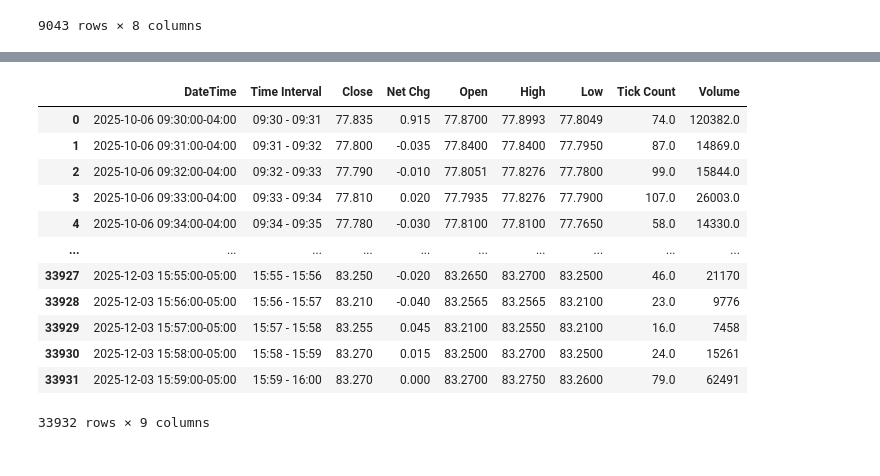
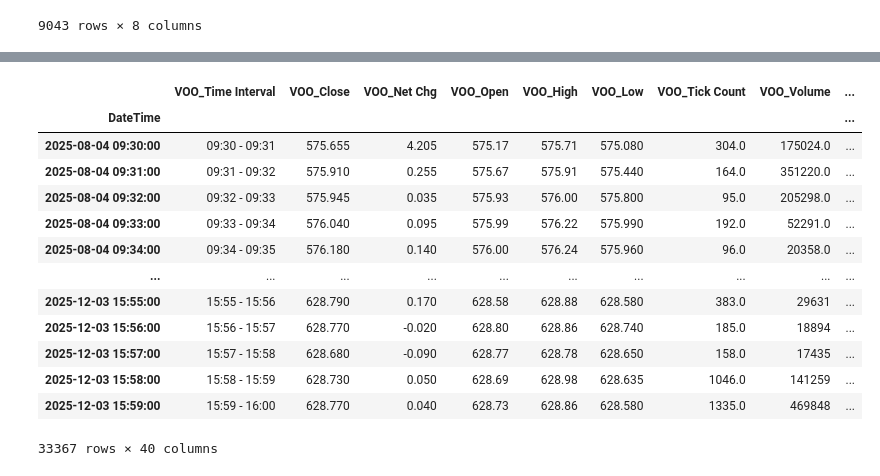
Before and after one commit to niallmandal/RL-FA25-Final, a Jupyter notebook: clean_data.ipynb, the cells around one changed output, grey strips where cells are left out. Cells and saved outputs as stored; diff of their text form; code cells hidden in the pictures.

```diff
--- a/clean_data.ipynb
+++ b/clean_data.ipynb
@@ -132,9 +120,12 @@ def load_and_consolidate_data(raw_data_dir='raw_data'):
     consolidated_dfs = {}
     for ticker, df_list in ticker_dfs.items():
         consolidated_dfs[ticker] = pd.concat(df_list, ignore_index=True)
-        if 'datetime' in consolidated_dfs[ticker].columns:
-            consolidated_dfs[ticker] = consolidated_dfs[ticker].sort_values('datetime').reset_index(drop=True)
-        consolidated_dfs[ticker] = consolidated_dfs[ticker].drop_duplicates(subset=['datetime'])
+
+        # Sort by DateTime column
+        consolidated_dfs[ticker] = consolidated_dfs[ticker].sort_values('DateTime').reset_index(drop=True)
+
+        # Remove duplicates based on DateTime
+        consolidated_dfs[ticker] = consolidated_dfs[ticker].drop_duplicates(subset=['DateTime'])
 
     return consolidated_dfs
 # %%
@@ -143,16 +136,43 @@ ticker_data = load_and_consolidate_data()
 # %%
-ticker_data['GLDM']
+def create_combined_dataframe(ticker_data):
+    combined_df = None
+
+    for ticker, df in ticker_data.items():
+        # Make a copy to avoid modifying original
+        df_copy = df.copy()
+
+        # Set DateTime as index
+        df_copy = df_copy.set_index('DateTime')
+
+        # Rename columns to prepend ticker (except DateTime which is now the index)
+        df_copy.columns = [f'{ticker}_{col}' for col in df_copy.columns]
+
+        # Join with combined dataframe (outer join to preserve all rows)
+        if combined_df is None:
+            combined_df = df_copy
+        else:
+            combined_df = combined_df.join(df_copy, how='outer')
+
+    # Sort by DateTime index
+    combined_df = combined_df.sort_index()
+    combined_df.ffill(inplace=True)
+
+    return combined_df
-# %% [output]
-|  | DateTime | Time Interval | Close | Net Chg | Open | High | Low | Tick Count | Volume |
-| 0 | 2025-10-06 09:30:00-04:00 | 09:30 - 09:31 | 77.835 | 0.915 | 77.8700 | 77.8993 | 77.8049 | 74.0 | 120382.0 |
-| 1 | 2025-10-06 09:31:00-04:00 | 09:31 - 09:32 | 77.800 | -0.035 | 77.8400 | 77.8400 | 77.7950 | 87.0 | 14869.0 |
-| 2 | 2025-10-06 09:32:00-04:00 | 09:32 - 09:33 | 77.790 | -0.010 | 77.8051 | 77.8276 | 77.7800 | 99.0 | 15844.0 |
-| 3 | 2025-10-06 09:33:00-04:00 | 09:33 - 09:34 | 77.810 | 0.020 | 77.7935 | 77.8276 | 77.7900 | 107.0 | 26003.0 |
-| 4 | 2025-10-06 09:34:00-04:00 | 09:34 - 09:35 | 77.780 | -0.030 | 77.8100 | 77.8100 | 77.7650 | 58.0 | 14330.0 |
-| ... | ... | ... | ... | ... | ... | ... | ... | ... | ... |
-| 33927 | 2025-12-03 15:55:00-05:00 | 15:55 - 15:56 | 83.250 | -0.020 | 83.2650 | 83.2700 | 83.2500 | 46.0 | 21170 |
-| 33928 | 2025-12-03 15:56:00-05:00 | 15:56 - 15:57 | 83.210 | -0.040 | 83.2565 | 83.2565 | 83.2100 | 23.0 | 9776 |
-| 33929 | 2025-12-03 15:57:00-05:00 | 15:57 - 15:58 | 83.255 | 0.045 | 83.2100 | 83.2550 | 83.2100 | 16.0 | 7458 |
-| 33930 | 2025-12-03 15:58:00-05:00 | 15:58 - 15:59 | 83.270 | 0.015 | 83.2500 | 83.2700 | 83.2500 | 24.0 | 15261 |
-| 33931 | 2025-12-03 15:59:00-05:00 | 15:59 - 16:00 | 83.270 | 0.000 | 83.2700 | 83.2750 | 83.2600 | 79.0 | 62491 |
-33932 rows × 9 columns
+# %%
+combined_df = create_combined_dataframe(ticker_data)
+combined_df
+# %% [output]
+|  | VOO_Time Interval | VOO_Close | VOO_Net Chg | VOO_Open | VOO_High | VOO_Low | VOO_Tick Count | VOO_Volume | ... |
+| DateTime |  |  |  |  |  |  |  |  | ... |
+| 2025-08-04 09:30:00 | 09:30 - 09:31 | 575.655 | 4.205 | 575.17 | 575.71 | 575.080 | 304.0 | 175024.0 | ... |
+| 2025-08-04 09:31:00 | 09:31 - 09:32 | 575.910 | 0.255 | 575.67 | 575.91 | 575.440 | 164.0 | 351220.0 | ... |
+| 2025-08-04 09:32:00 | 09:32 - 09:33 | 575.945 | 0.035 | 575.93 | 576.00 | 575.800 | 95.0 | 205298.0 | ... |
+| 2025-08-04 09:33:00 | 09:33 - 09:34 | 576.040 | 0.095 | 575.99 | 576.22 | 575.990 | 192.0 | 52291.0 | ... |
+| 2025-08-04 09:34:00 | 09:34 - 09:35 | 576.180 | 0.140 | 576.00 | 576.24 | 575.960 | 96.0 | 20358.0 | ... |
+| ... | ... | ... | ... | ... | ... | ... | ... | ... | ... |
+| 2025-12-03 15:55:00 | 15:55 - 15:56 | 628.790 | 0.170 | 628.58 | 628.88 | 628.580 | 383.0 | 29631 | ... |
+| 2025-12-03 15:56:00 | 15:56 - 15:57 | 628.770 | -0.020 | 628.80 | 628.86 | 628.740 | 185.0 | 18894 | ... |
+| 2025-12-03 15:57:00 | 15:57 - 15:58 | 628.680 | -0.090 | 628.77 | 628.78 | 628.650 | 158.0 | 17435 | ... |
+| 2025-12-03 15:58:00 | 15:58 - 15:59 | 628.730 | 0.050 | 628.69 | 628.98 | 628.635 | 1046.0 | 141259 | ... |
+| 2025-12-03 15:59:00 | 15:59 - 16:00 | 628.770 | 0.040 | 628.73 | 628.86 | 628.580 | 1335.0 | 469848 | ... |
+33367 rows × 40 columns
```
Also changed, not shown: parts of 9 cells of this notebook, 8 other files.
